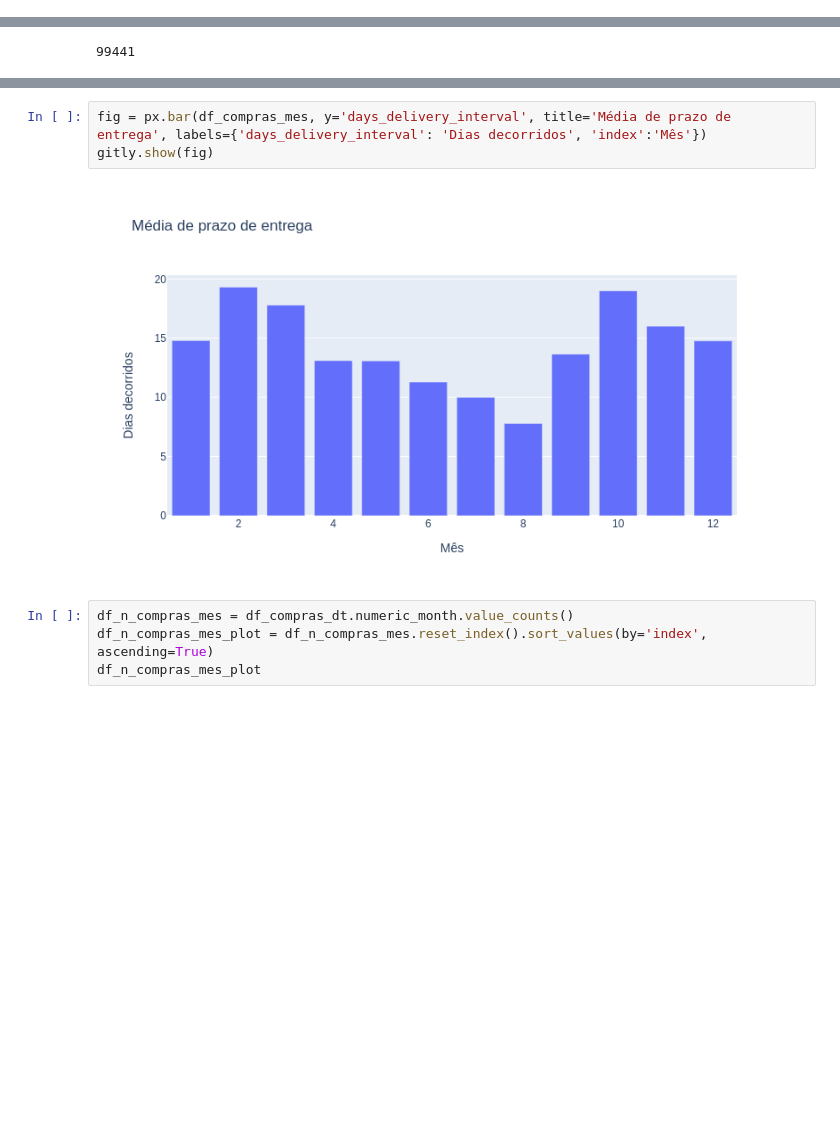
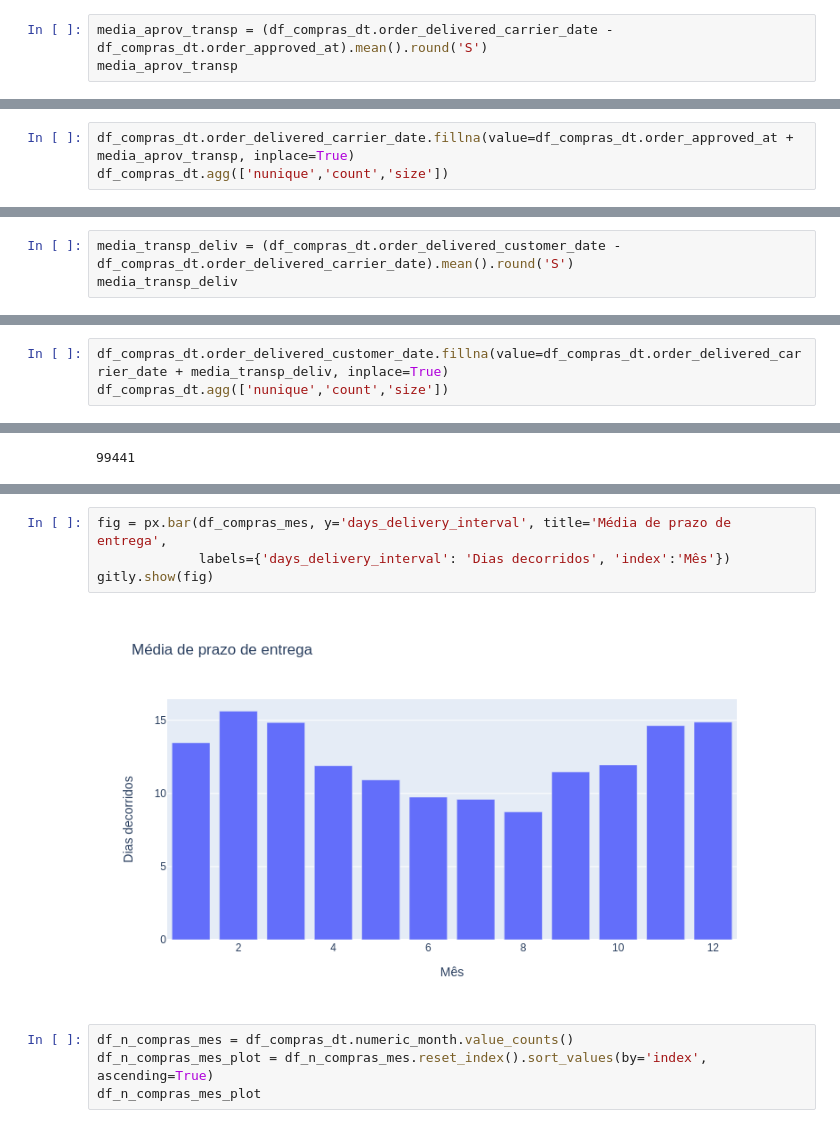
Before and after one commit to Lucas-Buk/Introducao-Ciencia-de-Dados, a Jupyter notebook: Aula_1_Exploração_Olist.ipynb, the cells around one changed output, grey strips where cells are left out. Cells and saved outputs as stored; diff of their text form; blank space fills up the shorter version.

```diff
--- a/Aula_1_Exploração_Olist.ipynb
+++ b/Aula_1_Exploração_Olist.ipynb
@@ -433,0 +405,3 @@ Name: 0, dtype: object
+# %%
+media_aprov_transp = (df_compras_dt.order_delivered_carrier_date - df_compras_dt.order_approved_at).mean().round('S')
+media_aprov_transp
@@ -433,0 +410,3 @@ Name: 0, dtype: object
+# %%
+df_compras_dt.order_delivered_carrier_date.fillna(value=df_compras_dt.order_approved_at + media_aprov_transp, inplace=True)
+df_compras_dt.agg(['nunique','count','size'])
@@ -433,0 +418,3 @@ Name: 0, dtype: object
+# %%
+media_transp_deliv = (df_compras_dt.order_delivered_customer_date - df_compras_dt.order_delivered_carrier_date).mean().round('S')
+media_transp_deliv
@@ -433,0 +423,3 @@ Name: 0, dtype: object
+# %%
+df_compras_dt.order_delivered_customer_date.fillna(value=df_compras_dt.order_delivered_carrier_date + media_transp_deliv, inplace=True)
+df_compras_dt.agg(['nunique','count','size'])
@@ -498,8 +522,9 @@ df_compras_mes
 # %%
-fig = px.bar(df_compras_mes, y='days_delivery_interval', title='Média de prazo de entrega', labels={'days_delivery_interval': 'Dias decorridos', 'index':'Mês'})
+fig = px.bar(df_compras_mes, y='days_delivery_interval', title='Média de prazo de entrega',
+             labels={'days_delivery_interval': 'Dias decorridos', 'index':'Mês'})
 gitly.show(fig)
 # %% [output]
-[figure, old version]
+[figure, new version]
 # %%
 df_n_compras_mes = df_compras_dt.numeric_month.value_counts()
 df_n_compras_mes_plot = df_n_compras_mes.reset_index().sort_values(by='index', ascending=True)
```
Also changed, not shown: parts of 59 cells of this notebook.
